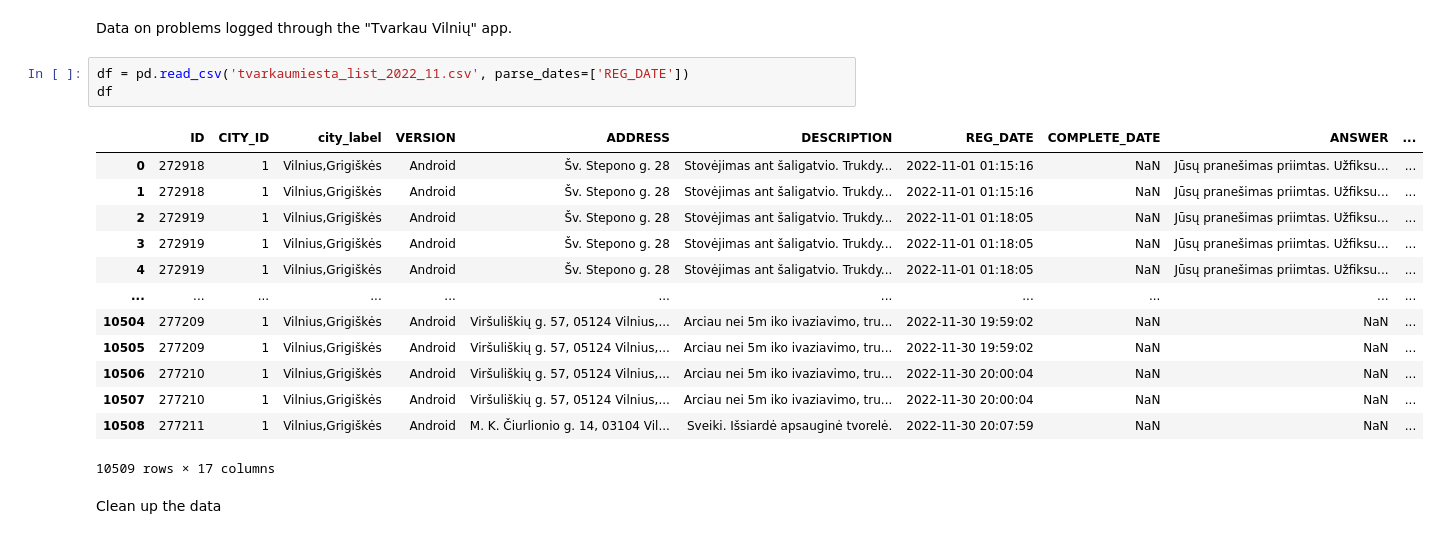
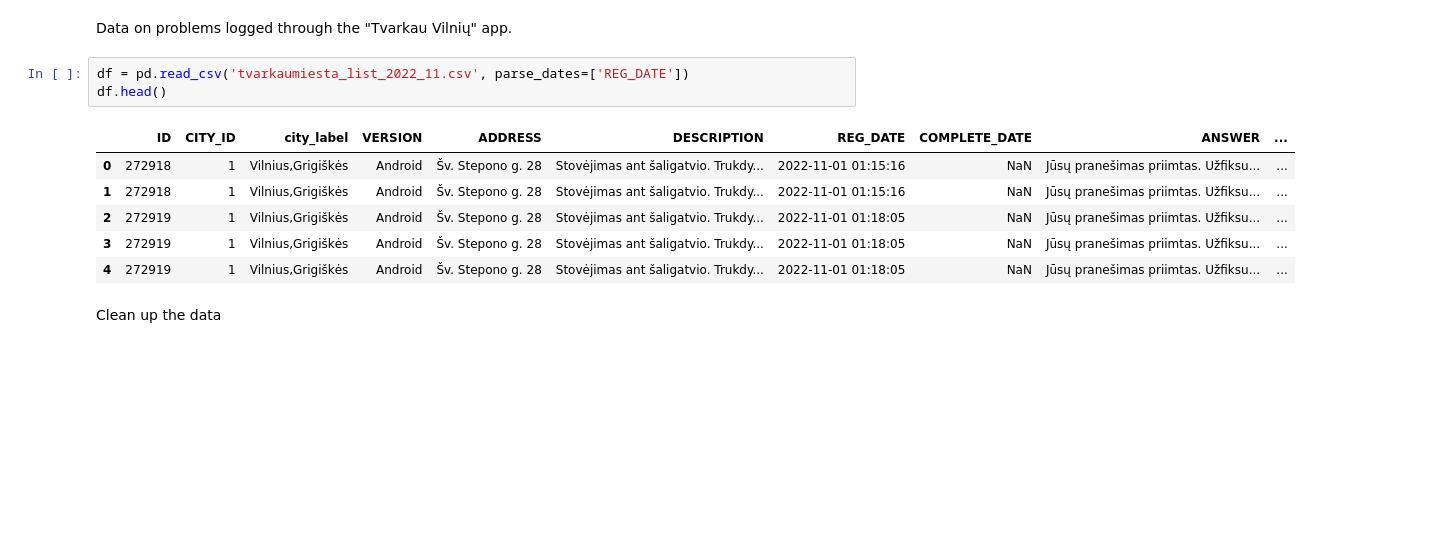
Before and after one commit to aidagarnyte/python_courses, a Jupyter notebook: final_project1.ipynb, the cells around one changed output. Saved outputs shown, nothing was run; the diff lists cells and outputs as text; blank space fills up the shorter version.

```diff
--- a/final_project1.ipynb
+++ b/final_project1.ipynb
@@ -4,21 +4,14 @@ import pandas as pd
 Data on problems logged through the "Tvarkau Vilnių" app.
 # %%
 df = pd.read_csv('tvarkaumiesta_list_2022_11.csv', parse_dates=['REG_DATE'])
-df
+df.head()
 # %% [output]
 |  | ID | CITY_ID | city_label | VERSION | ADDRESS | DESCRIPTION | REG_DATE | COMPLETE_DATE | ANSWER | ... |
 | 0 | 272918 | 1 | Vilnius,Grigiškės | Android | Šv. Stepono g. 28 | Stovėjimas ant šaligatvio. Trukdy... | 2022-11-01 01:15:16 | NaN | Jūsų pranešimas priimtas. Užfiksu... | ... |
 | 1 | 272918 | 1 | Vilnius,Grigiškės | Android | Šv. Stepono g. 28 | Stovėjimas ant šaligatvio. Trukdy... | 2022-11-01 01:15:16 | NaN | Jūsų pranešimas priimtas. Užfiksu... | ... |
 | 2 | 272919 | 1 | Vilnius,Grigiškės | Android | Šv. Stepono g. 28 | Stovėjimas ant šaligatvio. Trukdy... | 2022-11-01 01:18:05 | NaN | Jūsų pranešimas priimtas. Užfiksu... | ... |
 | 3 | 272919 | 1 | Vilnius,Grigiškės | Android | Šv. Stepono g. 28 | Stovėjimas ant šaligatvio. Trukdy... | 2022-11-01 01:18:05 | NaN | Jūsų pranešimas priimtas. Užfiksu... | ... |
 | 4 | 272919 | 1 | Vilnius,Grigiškės | Android | Šv. Stepono g. 28 | Stovėjimas ant šaligatvio. Trukdy... | 2022-11-01 01:18:05 | NaN | Jūsų pranešimas priimtas. Užfiksu... | ... |
-| ... | ... | ... | ... | ... | ... | ... | ... | ... | ... | ... |
-| 10504 | 277209 | 1 | Vilnius,Grigiškės | Android | Viršuliškių g. 57, 05124 Vilnius,... | Arciau nei 5m iko ivaziavimo, tru... | 2022-11-30 19:59:02 | NaN | NaN | ... |
-| 10505 | 277209 | 1 | Vilnius,Grigiškės | Android | Viršuliškių g. 57, 05124 Vilnius,... | Arciau nei 5m iko ivaziavimo, tru... | 2022-11-30 19:59:02 | NaN | NaN | ... |
-| 10506 | 277210 | 1 | Vilnius,Grigiškės | Android | Viršuliškių g. 57, 05124 Vilnius,... | Arciau nei 5m iko ivaziavimo, tru... | 2022-11-30 20:00:04 | NaN | NaN | ... |
-| 10507 | 277210 | 1 | Vilnius,Grigiškės | Android | Viršuliškių g. 57, 05124 Vilnius,... | Arciau nei 5m iko ivaziavimo, tru... | 2022-11-30 20:00:04 | NaN | NaN | ... |
-| 10508 | 277211 | 1 | Vilnius,Grigiškės | Android | M. K. Čiurlionio g. 14, 03104 Vil... | Sveiki. Išsiardė apsauginė tvorelė. | 2022-11-30 20:07:59 | NaN | NaN | ... |
-10509 rows × 17 columns
 # %% [markdown]
 Clean up the data
 # %%
```
Also changed, not shown: parts of 3 cells of this notebook.
